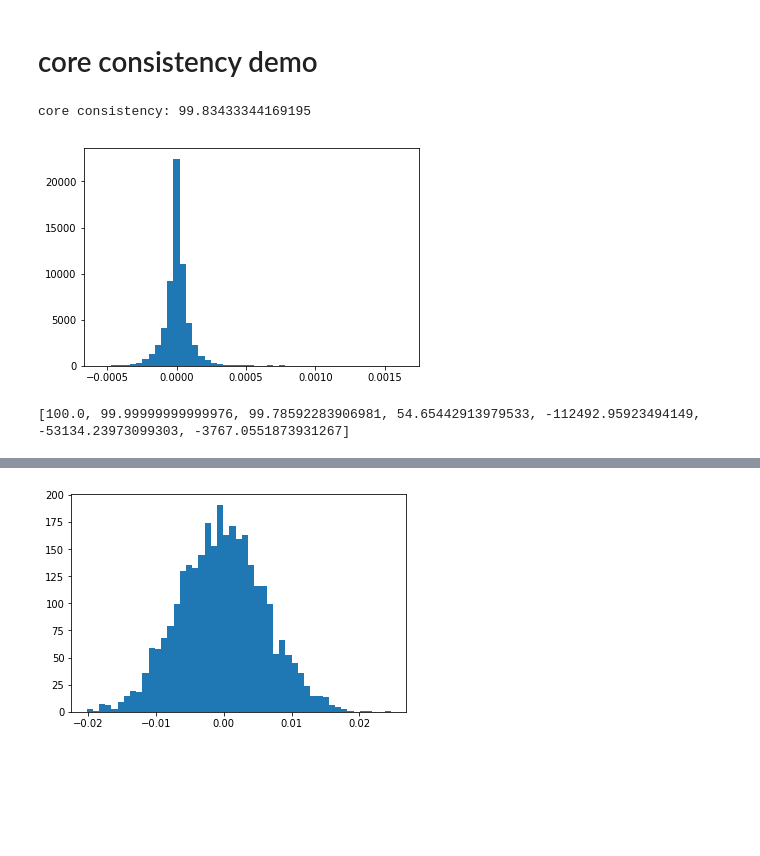
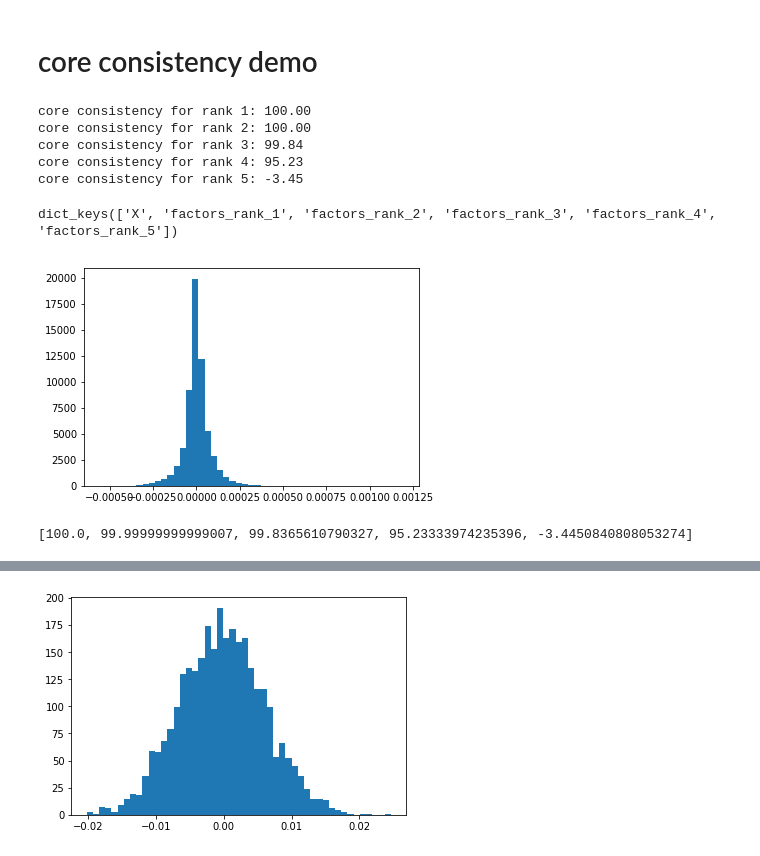
Before and after one commit to MarieRoald/TensorKit, a Jupyter notebook: Coreconsistency.ipynb, the cells around one changed output, grey strips where cells are left out. Drawn from its saved outputs; the diff is of its cells as text; code cells hidden in the pictures; blank space fills up the shorter version.

Commit message:
Updated demo to store factors (for Matlab comparison)

```diff
--- a/Coreconsistency.ipynb
+++ b/Coreconsistency.ipynb
@@ -16,28 +17,40 @@ import utils
 X = loadmat('datasets/aminoacids.mat')['X'][0][0]['data']
 X = X/np.linalg.norm(X)
 rank = 3
-factors, result, initial_factors, log = cp.cp_opt(X, rank=3, method='cg', init='svd', gtol=1e-15)
-#factors, result = cp.cp_als(X, rank=3, init='svd', convergence_th=1e-15, verbose=False)
+savedict = {'X':X}
+for i in range(1,6):
+    factors, result, initial_factors, log = cp.cp_opt(X, rank=i, method='cg', init='svd', gtol=1e-15)
+    #factors, result = cp.cp_als(X, rank=3, init='svd', convergence_th=1e-15, verbose=False)
 
 
-A, B, C = factors
-print(f'core consistency: {metrics.core_consistency(X,A,B,C)}')
+    A, B, C = factors
+    print(f'core consistency for rank {i}: {metrics.core_consistency(X,A,B,C):.2f}')
+    savedict[f'factors_rank_{i}'] = factors
 # %% [output]
-core consistency: 99.83433344169195
+core consistency for rank 1: 100.00
+core consistency for rank 2: 100.00
+core consistency for rank 3: 99.84
+core consistency for rank 4: 95.23
+core consistency for rank 5: -3.45
+# %%
+print(savedict.keys())
+savemat("cc_factors_all_ranks.mat", savedict)
+# %% [output]
+dict_keys(['X', 'factors_rank_1', 'factors_rank_2', 'factors_rank_3', 'factors_rank_4', 'factors_rank_5'])
 # %%
 reconstructed_tensor = base.ktensor(*factors)
-residuals = (X-reconstructed_tensor).ravel()
+residuals = ((X-reconstructed_tensor)).ravel()
 
 plt.hist(residuals, bins=np.linspace(residuals.min(), residuals.max(), 50))
 plt.show()
 # %% [output]
-[figure, old version]
+[figure, new version]
 # %%
-num_max_components = 7
+num_max_components = 5
 cc = metrics.calculate_core_consistencies(X, num_max_components)
 print(cc)
 # %% [output]
-[100.0, 99.99999999999976, 99.78592283906981, 54.65442913979533, -112492.95923494149, -53134.23973099303, -3767.0551873931267]
+[100.0, 99.99999999999007, 99.8365610790327, 95.23333974235396, -3.4450840808053274]
 # %%
 plt.plot(range(1,num_max_components+1), cc,'-o')
 plt.grid()
```
Also changed, not shown: parts of 3 cells of this notebook.
